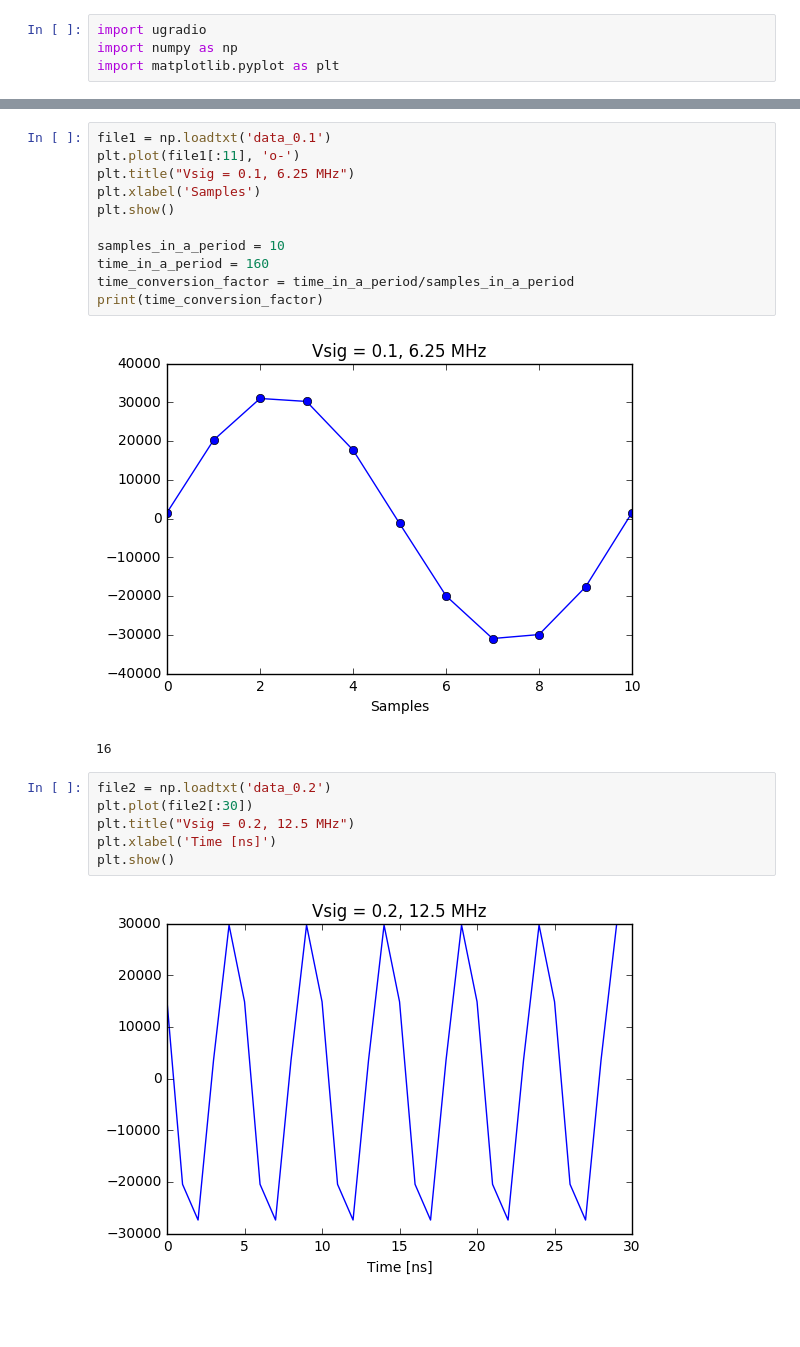
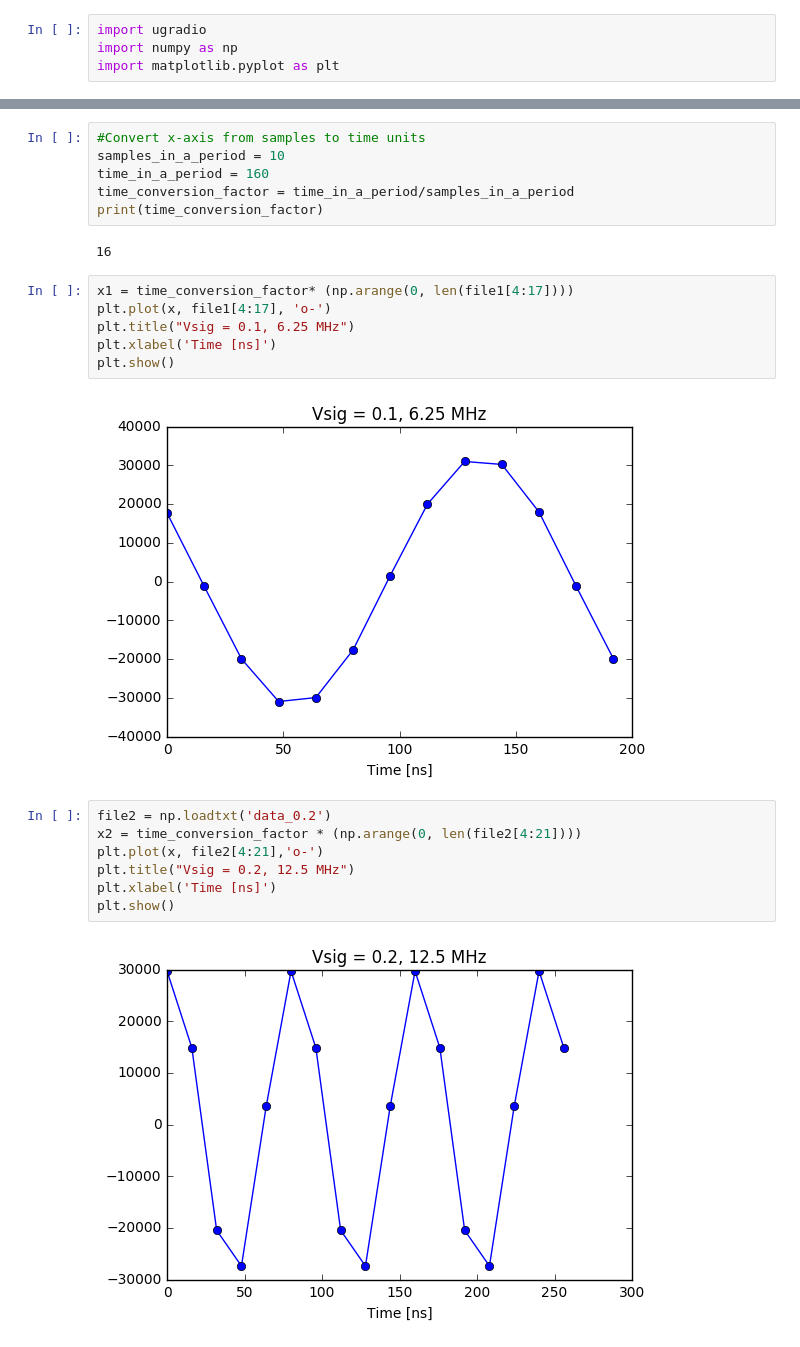
Before and after one commit to hamburgerguy/Astro-Lab1-Dump, a Jupyter notebook: gould_lab1.ipynb, the cells around one changed output, grey strips where cells are left out. Cells and saved outputs as stored; diff of their text form; blank space fills up the shorter version.

```diff
--- a/gould_lab1.ipynb
+++ b/gould_lab1.ipynb
@@ -8,24 +274,27 @@ x = ugradio.pico.capture_data('1V', divisor=1, nsamples=700)
+# %%
+#Convert x-axis from samples to time units
+samples_in_a_period = 10
+time_in_a_period = 160
+time_conversion_factor = time_in_a_period/samples_in_a_period
+print(time_conversion_factor)
+# %% [output]
+16
 # %%
-file1 = np.loadtxt('data_0.1')
-plt.plot(file1[:11], 'o-')
+x1 = time_conversion_factor* (np.arange(0, len(file1[4:17])))
+plt.plot(x, file1[4:17], 'o-')
 plt.title("Vsig = 0.1, 6.25 MHz")
-plt.xlabel('Samples')
+plt.xlabel('Time [ns]')
 plt.show()
-
-samples_in_a_period = 10
-time_in_a_period = 160
-time_conversion_factor = time_in_a_period/samples_in_a_period
-print(time_conversion_factor)
 # %% [output]
-[figure, old version]
+[figure, new version]
-16
 # %%
 file2 = np.loadtxt('data_0.2')
-plt.plot(file2[:30])
+x2 = time_conversion_factor * (np.arange(0, len(file2[4:21])))
+plt.plot(x, file2[4:21],'o-')
 plt.title("Vsig = 0.2, 12.5 MHz")
 plt.xlabel('Time [ns]')
 plt.show()
 # %% [output]
-[figure, old version]
+[figure, new version]
 # %%
 file3 = np.loadtxt('data_0.3')
```
Also changed, not shown: parts of 21 cells of this notebook.
